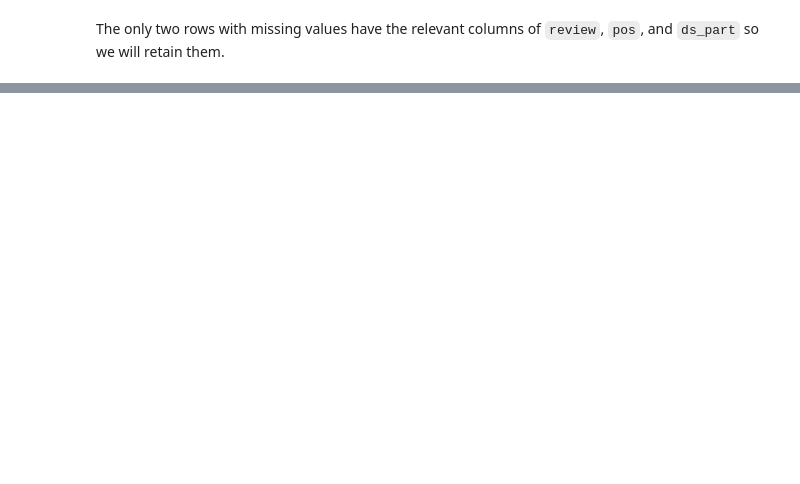
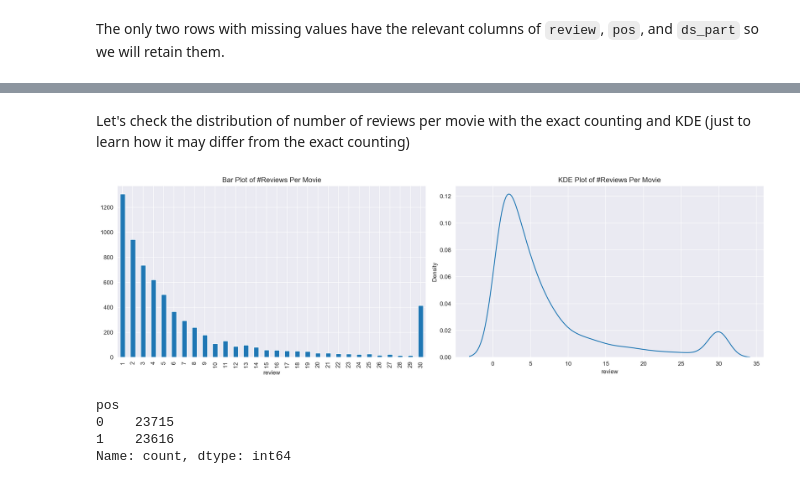
Before and after one commit to Jonathan-Smith-99/Machine-Learning-for-Texts, a Jupyter notebook: machine_learning_for_texts_project.ipynb, the cells around one changed output, grey strips where cells are left out. Drawn from its saved outputs; the diff is of its cells as text; code cells hidden in the pictures; blank space fills up the shorter version.

```diff
--- a/machine_learning_for_texts_project.ipynb
+++ b/machine_learning_for_texts_project.ipynb
@@ -121,0 +155,27 @@ def normalize_text(str_input):
+# %% [markdown]
+Let's check the distribution of number of reviews per movie with the exact counting and KDE (just to learn how it may differ from the exact counting)
+# %%
+fig, axs = plt.subplots(1, 2, figsize=(16, 5))
+
+ax = axs[0]
+dft = df_reviews.groupby('tconst')['review'].count() \
+    .value_counts() \
+    .sort_index()
+dft.plot.bar(ax=ax)
+ax.set_title('Bar Plot of #Reviews Per Movie')
+
+ax = axs[1]
+dft = df_reviews.groupby('tconst')['review'].count()
+sns.kdeplot(dft, ax=ax)
+ax.set_title('KDE Plot of #Reviews Per Movie')
+
+fig.tight_layout()
+# %% [output]
+[figure, added]
+# %%
+df_reviews['pos'].value_counts()
+# %% [output]
+pos
+0    23715
+1    23616
+Name: count, dtype: int64
```
Also changed, not shown: parts of 77 cells of this notebook, 1 other file.
